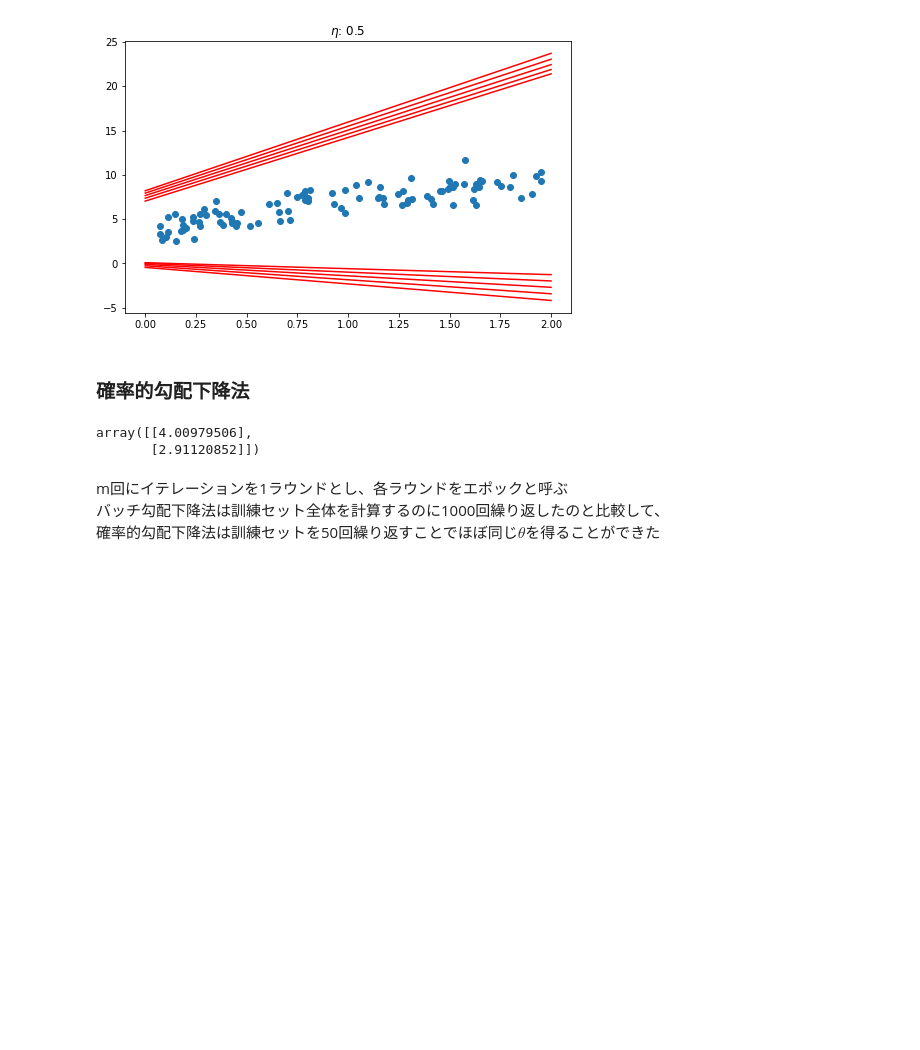
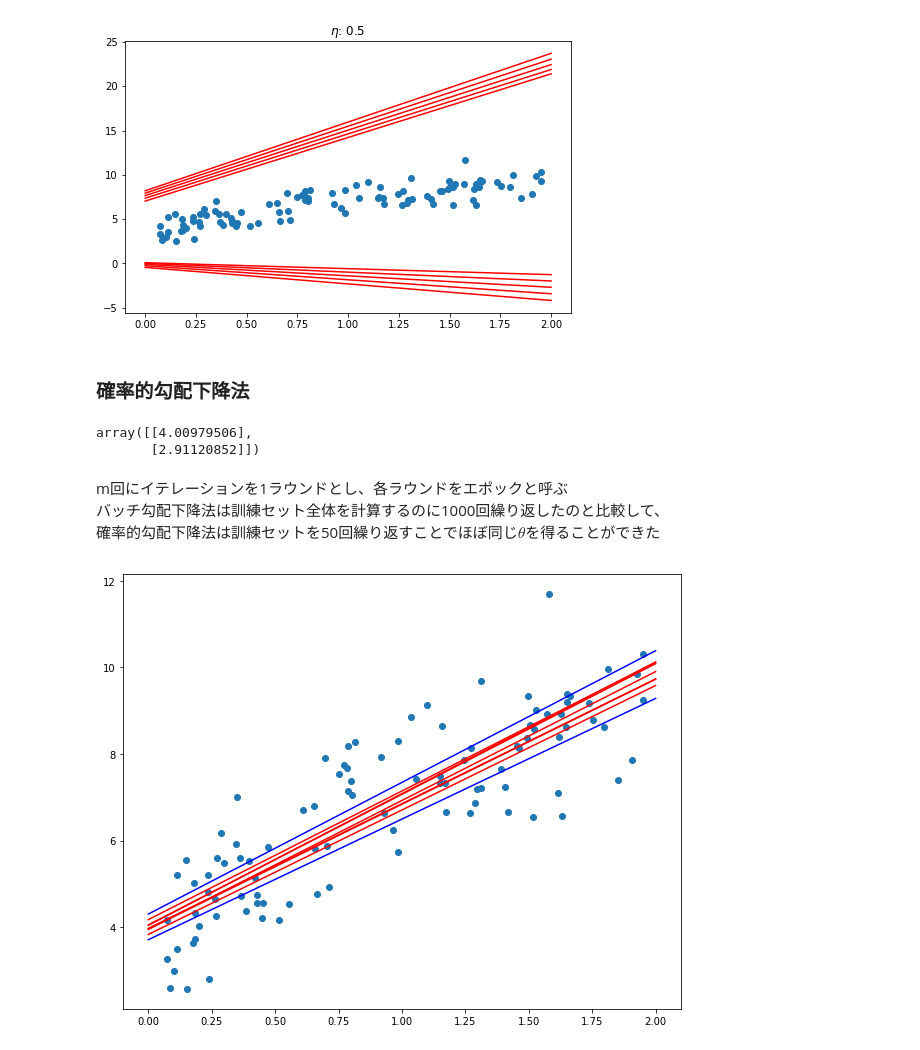
Before and after one commit to thimi0412/sklearn-tensor, a Jupyter notebook: 4.ipynb, the cells around one changed output. Drawn from its saved outputs; the diff is of its cells as text; code cells hidden in the pictures; blank space fills up the shorter version.

```diff
--- a/4.ipynb
+++ b/4.ipynb
@@ -207,3 +207,33 @@ array([[4.00979506],
 m回にイテレーションを1ラウンドとし、各ラウンドをエポックと呼ぶ
 バッチ勾配下降法は訓練セット全体を計算するのに1000回繰り返したのと比較して、
 確率的勾配下降法は訓練セットを50回繰り返すことでほぼ同じ$\theta$を得ることができた
+# %%
+plt.figure(figsize=(10, 8))
+plt.scatter(X, y)
+
+m = 100
+n_epochs = 50
+t0, t1 = 5, 50
+
+def learning_schedule(t):
+    return t0 / (t + t1)
+
+theta = np.random.randn(2, 1)
+
+for epoch in range(n_epochs):
+    for i in range(m):
+        random_index = np.random.randint(m)
+        xi = X_b[random_index: random_index+1]
+        yi = y[random_index:random_index+1]
+
+        gradients = 2 * xi.T.dot(xi.dot(theta) - yi)
+        eta = learning_schedule(epoch * m + i)
+        theta = theta - eta * gradients
+    if epoch  < 2:
+        y_predict = X_new_b.dot(theta)
+        plt.plot(X_new, y_predict, "b-")
+    elif 2 < epoch < 10:
+        y_predict = X_new_b.dot(theta)
+        plt.plot(X_new, y_predict, "r-")
+# %% [output]
+[figure, added]
```
